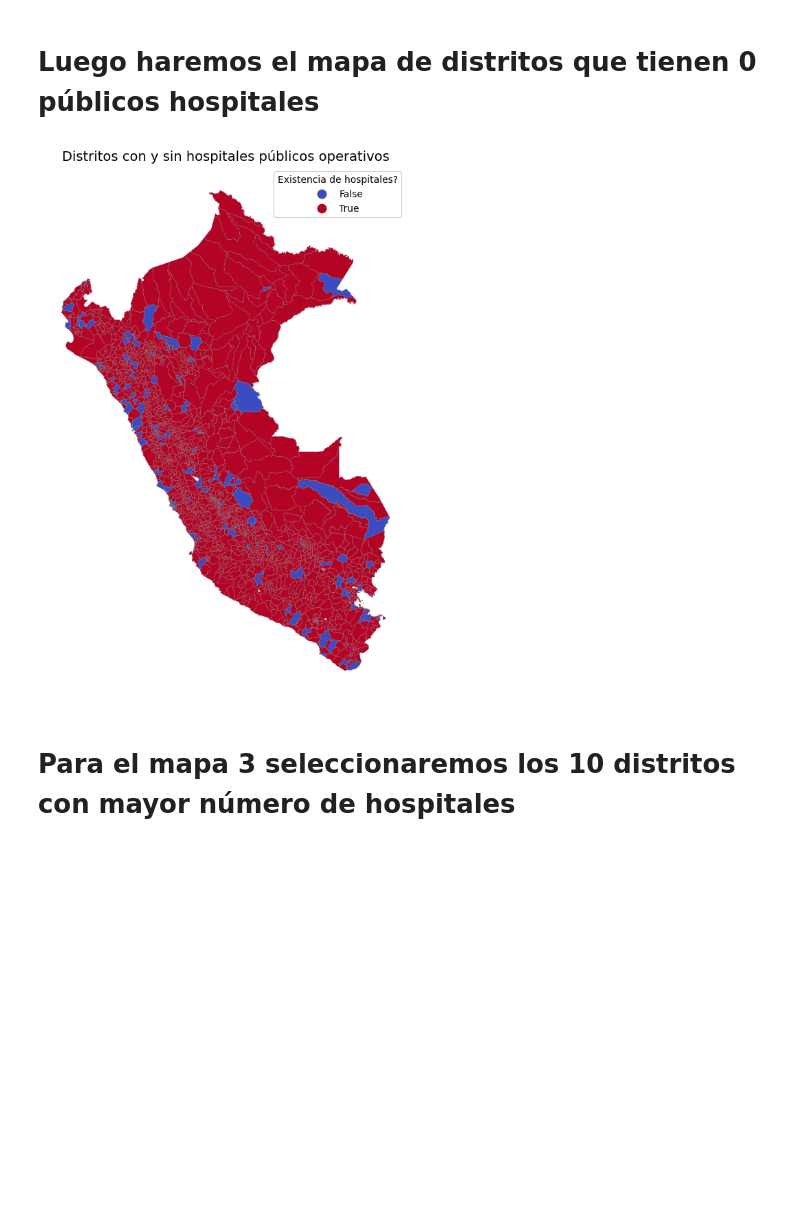
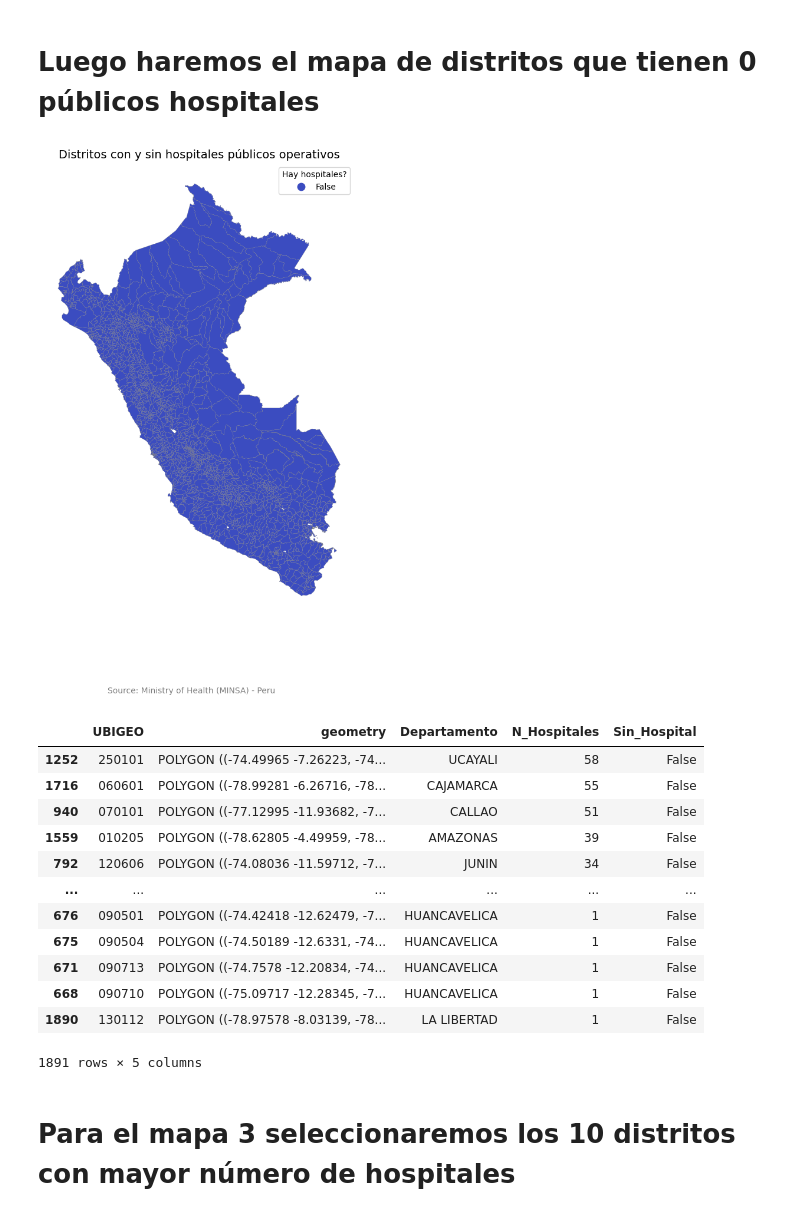
Before and after one commit to anelvasquez/Hospitals-Access-Peru, a Jupyter notebook: code/script_geo.ipynb, the cells around one changed output. Saved outputs shown, nothing was run; the diff lists cells and outputs as text; code cells hidden in the pictures; blank space fills up the shorter version.

```diff
--- a/code/script_geo.ipynb
+++ b/code/script_geo.ipynb
@@ -363,7 +359,3 @@ Ahora se unirá esa dataset con los shapefiles cargados de distritos.
-# %%
-#Ahora se unirá esa dataset con los shapefiles cargados de distritos y se llenará los NA con 0
-distritos_hospi = distritos.merge(hosp_distrito, on="UBIGEO", how="left")
-distritos_hospi["N_Hospitales"] = distritos_hospi["N_Hospitales"].fillna(0)
 # %% [markdown]
 El mapa es el siguiente
 # %%
@@ -397,29 +389,52 @@ plt.show()
 # %% [markdown]
 # Luego haremos el mapa de distritos que tienen 0 públicos hospitales
 # %%
-# Con el mismo filtrado, Nueva columna: True si no tiene hospitales
+# Con el mismo filtrado, Nueva columna: es True si no tiene hospitales
+
 distritos_hospi["Sin_Hospital"] = distritos_hospi["N_Hospitales"] == 0.0
 
 fig, ax = plt.subplots(1, 1, figsize=(10, 10))
 
 distritos_hospi.plot(
     column="Sin_Hospital",
     cmap="coolwarm",
     linewidth=0.2,
     edgecolor="gray",
     legend=True,
     ax=ax
 )
 
 ax.set_title("Distritos con y sin hospitales públicos operativos", fontsize=14)
 
 leg = ax.get_legend()
-leg.set_title("Existencia de hospitales?")
+leg.set_title("Hay hospitales?")
 
+# Fuente abajo
+fig.text(
+    0.5, -0.02,
+    "Source: Ministry of Health (MINSA) - Peru",
+    ha="center", fontsize=10, color="gray"
+)
 ax.set_axis_off()
 plt.show()
+
+#explicacion: La base Aquí podemos ver que todos los distritos tienen por lo menos un hospital, posta de salud, etc. Por tanto no hay valor "True" de 0 hospitales
+distritos_hospi.sort_values(by="N_Hospitales", ascending=False)
 # %% [output]
-[figure, old version]
+[figure, new version]
+|  | UBIGEO | geometry | Departamento | N_Hospitales | Sin_Hospital |
+| 1252 | 250101 | POLYGON ((-74.49965 -7.26223, -74... | UCAYALI | 58 | False |
+| 1716 | 060601 | POLYGON ((-78.99281 -6.26716, -78... | CAJAMARCA | 55 | False |
+| 940 | 070101 | POLYGON ((-77.12995 -11.93682, -7... | CALLAO | 51 | False |
+| 1559 | 010205 | POLYGON ((-78.62805 -4.49959, -78... | AMAZONAS | 39 | False |
+| 792 | 120606 | POLYGON ((-74.08036 -11.59712, -7... | JUNIN | 34 | False |
+| ... | ... | ... | ... | ... | ... |
+| 676 | 090501 | POLYGON ((-74.42418 -12.62479, -7... | HUANCAVELICA | 1 | False |
+| 675 | 090504 | POLYGON ((-74.50189 -12.6331, -74... | HUANCAVELICA | 1 | False |
+| 671 | 090713 | POLYGON ((-74.7578 -12.20834, -74... | HUANCAVELICA | 1 | False |
+| 668 | 090710 | POLYGON ((-75.09717 -12.28345, -7... | HUANCAVELICA | 1 | False |
+| 1890 | 130112 | POLYGON ((-78.97578 -8.03139, -78... | LA LIBERTAD | 1 | False |
+1891 rows × 5 columns
 # %% [markdown]
 # Para el mapa 3 seleccionaremos los 10 distritos con mayor número de hospitales
 # %%
```
Also changed, not shown: parts of 15 cells of this notebook, 2 other files.
